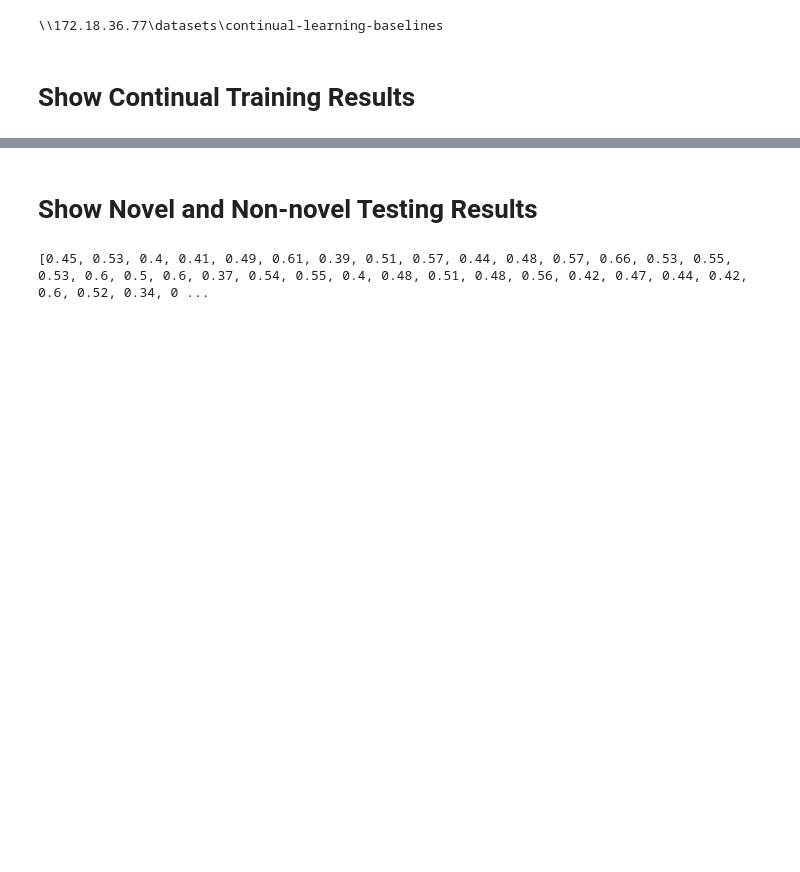
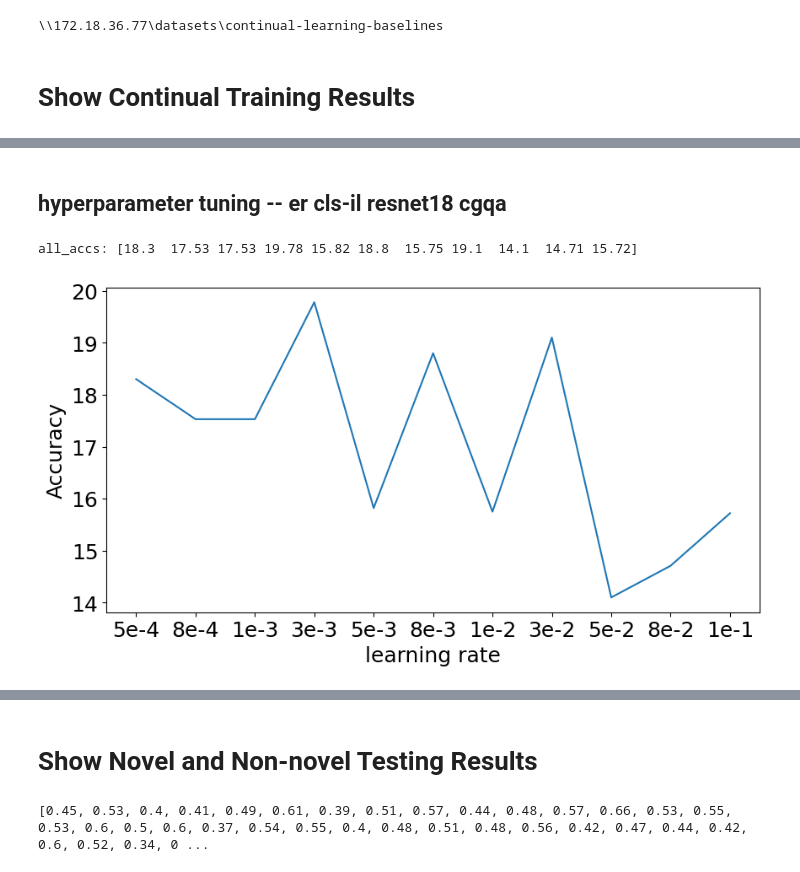
Before and after one commit to liaoweiduo/continual-learning-baselines, a Jupyter notebook: experiments/visualization.ipynb, the cells around one changed output, grey strips where cells are left out. Cells and saved outputs as stored; diff of their text form; code cells hidden in the pictures; blank space fills up the shorter version.

```diff
--- a/experiments/visualization.ipynb
+++ b/experiments/visualization.ipynb
@@ -65,0 +131,27 @@ all_accs: [0.0813 0.0815 0.083  0.0838 0.083  0.0831 0.0806 0.0814 0.0791 0.0774
+# %% [markdown]
+## hyperparameter tuning -- er cls-il resnet18 cgqa
+# %%
+exp_names = ['er-cls-lr0_0005', 'er-cls-lr0_0008', 'er-cls-lr0_001', 'er-cls-lr0_003', 'er-cls-lr0_005', 'er-cls-lr0_008', 'er-cls-lr0_01', 'er-cls-lr0_03', 'er-cls-lr0_05', 'er-cls-lr0_08', 'er-cls-lr0_1']
+dsp_names = ['5e-4', '8e-4', '1e-3', '3e-3', '5e-3', '8e-3', '1e-2', '3e-2', '5e-2', '8e-2', '1e-1']
+all_accs = np.array([np.mean(get_accs(exp_names[i])[-1]) for i in range(len(exp_names))])*100
+print('all_accs:', all_accs)
+
+collected_data = []
+collected_data.append(pd.DataFrame({'learning rate': dsp_names, 'Accuracy': all_accs}))
+
+collected_data = pd.concat(collected_data, ignore_index=True)
+
+# fig = px.line(collected_data, x="learning rate", y="Value", title='Acc')
+# fig.show()
+plt.figure(figsize=(10, 5))
+# sns.set_palette('Paired')
+matplotlib.rcParams.update({'font.size': 18})
+
+ax = sns.lineplot(x="learning rate", y="Accuracy", data=collected_data)
+# plt.legend(loc = 'upper left', bbox_to_anchor = (1, 1))
+
+fig = ax.get_figure()
+fig.savefig(os.path.join('D:', 'Downloads', 'ER-cls-resnet18-cgqa-hyperparameter_tuning.png'), dpi = 400, bbox_inches='tight')
+# %% [output]
+all_accs: [18.3  17.53 17.53 19.78 15.82 18.8  15.75 19.1  14.1  14.71 15.72]
+[figure, added]
```
Also changed, not shown: parts of 26 cells of this notebook, 9 other files.
